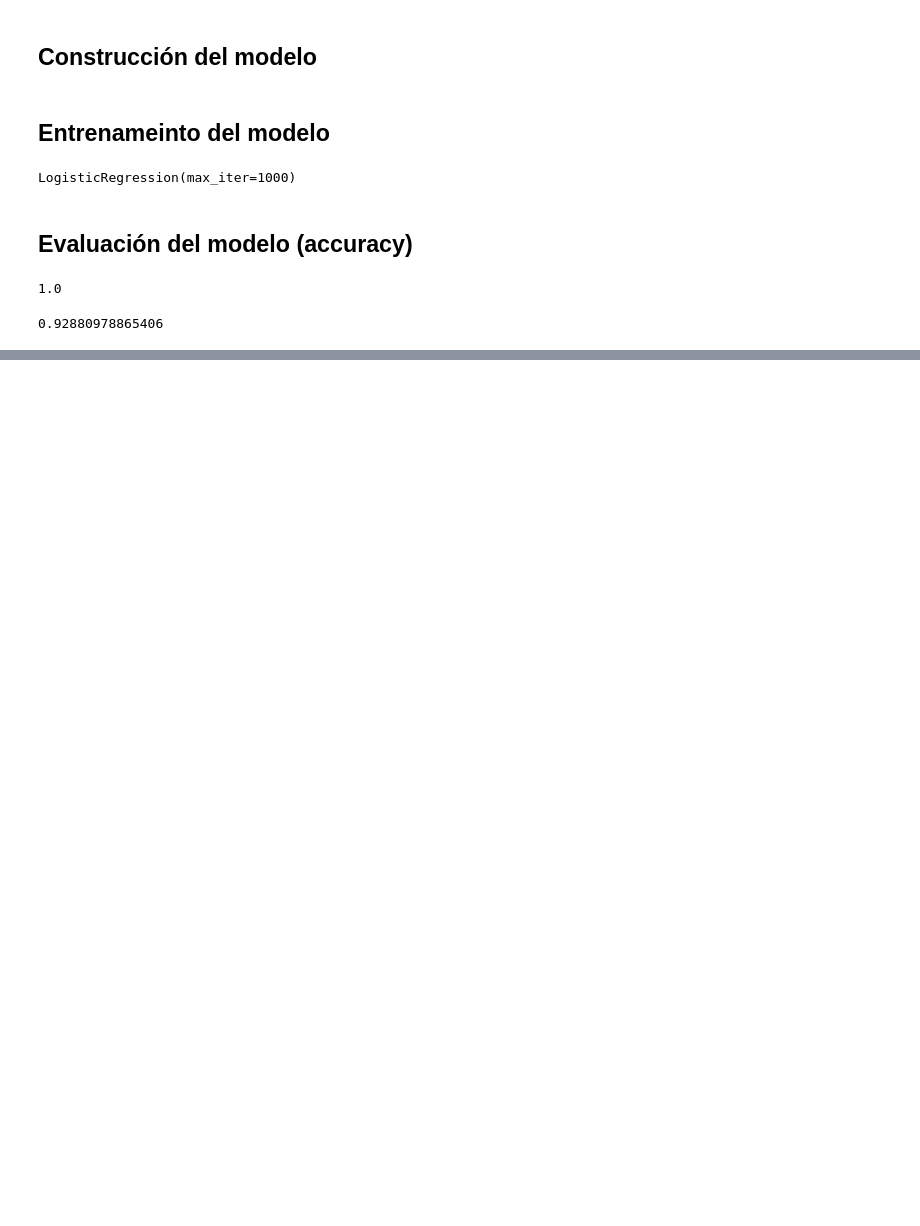
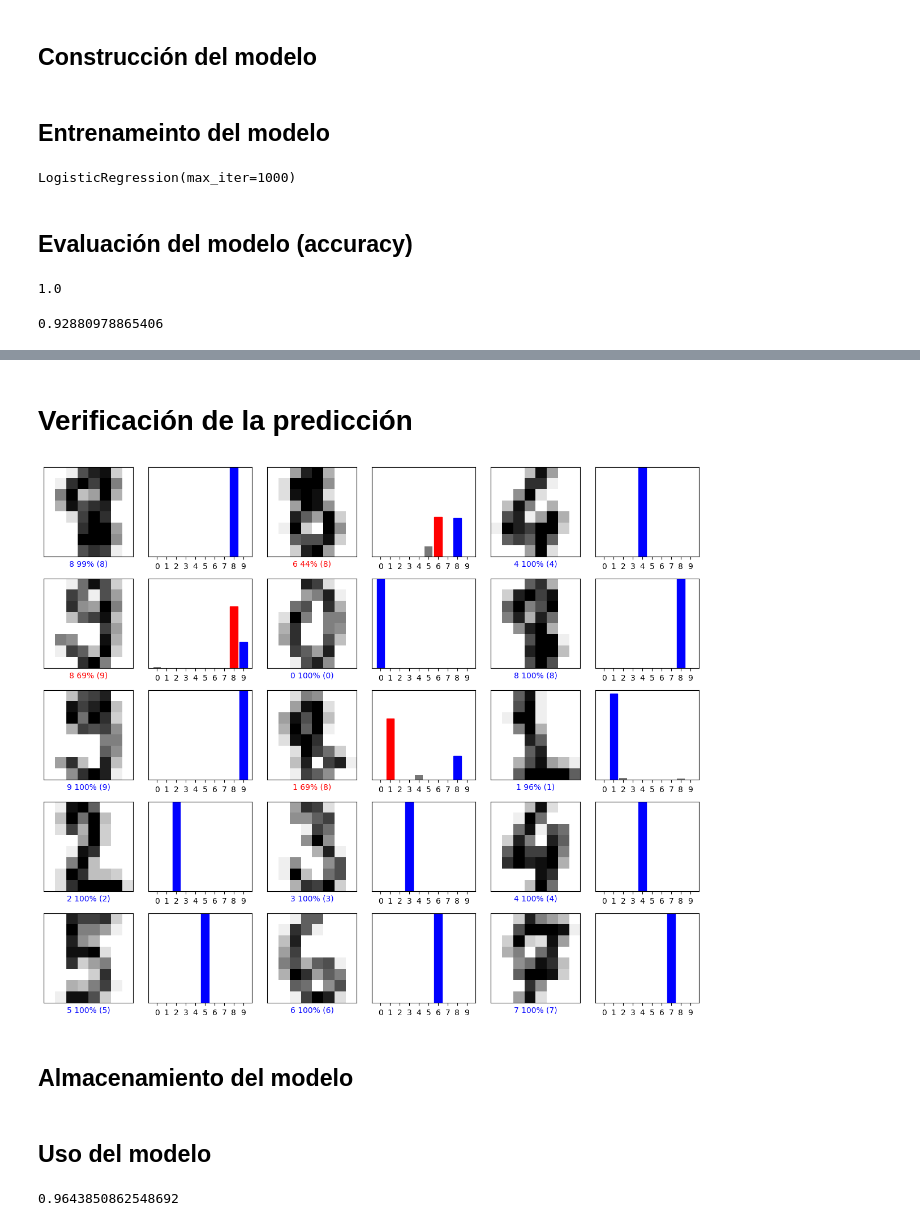
Before and after one commit to classroom-fundamentos-de-analitica/taller-presencial-09-clasificacion-basica-de-imagenes-dcastillogi, a Jupyter notebook: notebook.ipynb, the cells around one changed output, grey strips where cells are left out. Drawn from its saved outputs; the diff is of its cells as text; code cells hidden in the pictures; blank space fills up the shorter version.

```diff
--- a/notebook.ipynb
+++ b/notebook.ipynb
@@ -107,0 +121,2 @@ print(f"Confusion matrix:\n{disp.confusion_matrix}")
+# %% [markdown]
+# Verificación de la predicción
@@ -107,0 +158,29 @@ print(f"Confusion matrix:\n{disp.confusion_matrix}")
+# %%
+num_rows = 5
+num_cols = 3
+num_images = num_rows * num_cols
+
+plt.figure(figsize=(2 * 2 * num_cols, 2 * num_rows))
+
+for i in range(num_images):
+    plt.subplot(num_rows, 2 * num_cols, 2 * i + 1)
+    plot_image(
+        i,
+        predictions,
+        y_test,
+        predicted_proba,
+        X_test.reshape(len(X_test), 8, 8),
+    )
+    plt.subplot(num_rows, 2 * num_cols, 2 * i + 2)
+    plot_value_array(
+        i,
+        predicted_proba,
+        predictions,
+        y_test,
+    )
+plt.tight_layout()
+plt.show()
+# %% [output]
+[figure, added]
+# %% [markdown]
+## Almacenamiento del modelo
@@ -107,0 +192,12 @@ print(f"Confusion matrix:\n{disp.confusion_matrix}")
+# %% [markdown]
+## Uso del modelo
+# %%
+with open("estimator.pickle", "rb") as file:
+    new_clf = pickle.load(file)
+
+accuracy_score(
+    y_true=digits.target,
+    y_pred=new_clf.predict(data),
+)
+# %% [output]
+0.9643850862548692
```
Also changed, not shown: parts of 3 cells of this notebook.
